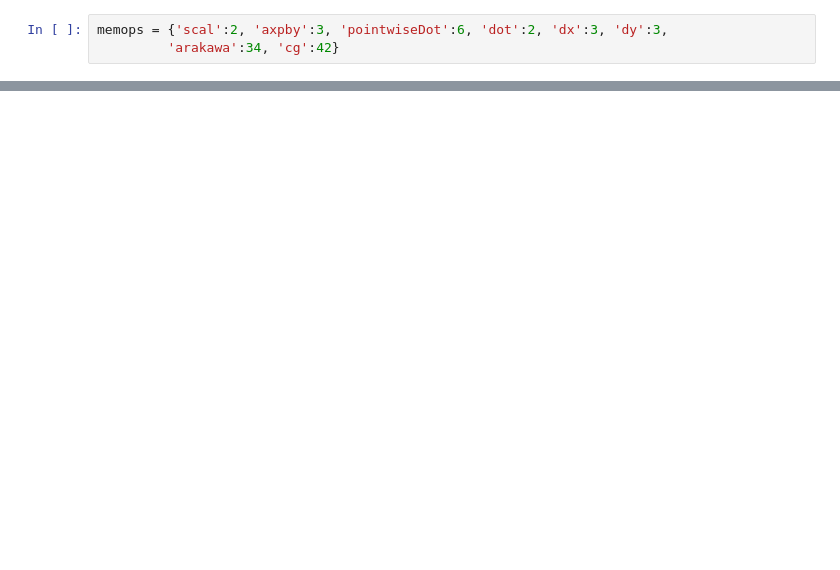
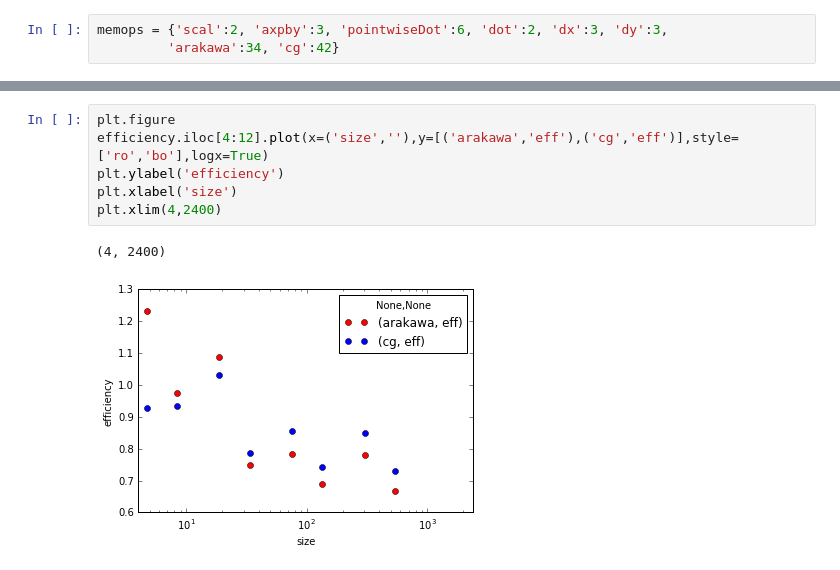
Before and after one commit to mwiesenberger/performance, a Jupyter notebook: analysis.ipynb, the cells around one changed output, grey strips where cells are left out. Saved outputs shown, nothing was run; the diff lists cells and outputs as text; blank space fills up the shorter version.

```diff
--- a/analysis.ipynb
+++ b/analysis.ipynb
@@ -69,0 +74,9 @@ dfr
+# %%
+plt.figure
+efficiency.iloc[4:12].plot(x=('size',''),y=[('arakawa','eff'),('cg','eff')],style=['ro','bo'],logx=True)
+plt.ylabel('efficiency')
+plt.xlabel('size')
+plt.xlim(4,2400)
+# %% [output]
+(4, 2400)
+[figure, added]
```
Also changed, not shown: parts of 8 cells of this notebook, 21 other files.
